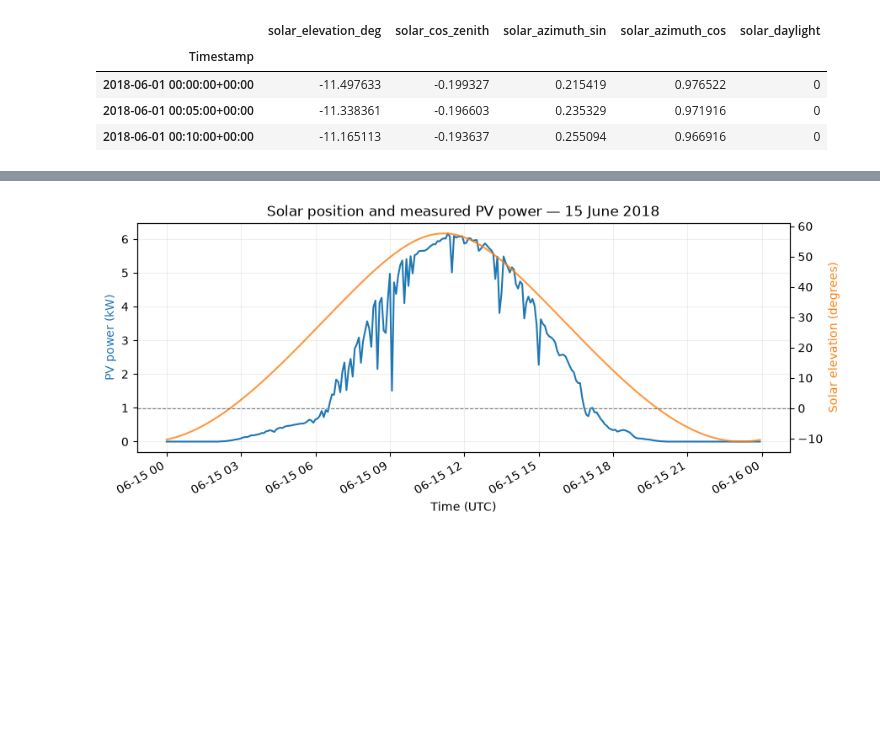
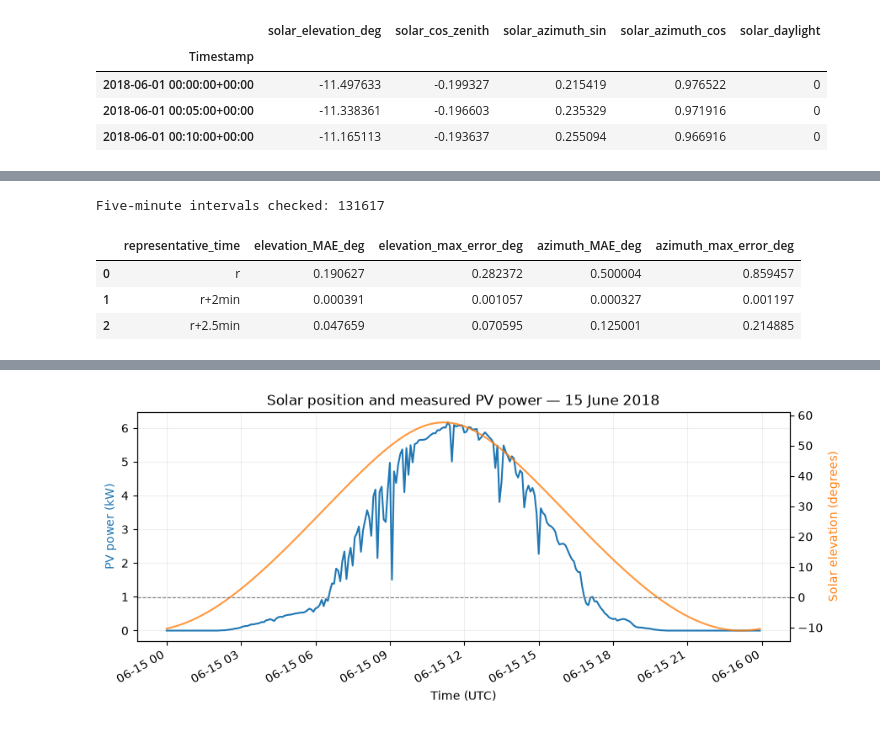
Before and after one commit to stardawgpower/solete-lunisolar-forecasting, a Jupyter notebook: notebooks/03_astronomical_features.ipynb, the cells around one changed output, grey strips where cells are left out. Saved outputs shown, nothing was run; the diff lists cells and outputs as text; code cells hidden in the pictures; blank space fills up the shorter version.

```diff
--- a/notebooks/03_astronomical_features.ipynb
+++ b/notebooks/03_astronomical_features.ipynb
@@ -134,0 +205,64 @@ Daylight observations: 70745
+# %%
+# Batch the complete timeline so a dense, one-minute solar calculation fits in memory.
+REFERENCE_CANDIDATES = {
+    "r": pd.Timedelta(minutes=0),
+    "r+2min": pd.Timedelta(minutes=2),
+    "r+2.5min": pd.Timedelta(minutes=2.5),
+}
+solar_error_totals = {
+    name: {"elevation_sum": 0., "elevation_max": 0., "azimuth_sum": 0., "azimuth_max": 0.}
+    for name in REFERENCE_CANDIDATES
+}
+rows_checked = 0
+
+for start in range(0, len(timestamps), 4096):
+    interval_rows = timestamps[start:start + 4096]
+    one_minute_times = pd.date_range(
+        interval_rows[0], interval_rows[-1] + pd.Timedelta(minutes=4), freq="1min"
+    )
+    reference = independent_solar_position(one_minute_times)
+    assert len(reference) == 5 * len(interval_rows)
+
+    elevation_mean = reference["elevation"].to_numpy(dtype=float).reshape(-1, 5).mean(axis=1)
+    azimuth_rad = np.deg2rad(reference["azimuth"].to_numpy(dtype=float)).reshape(-1, 5)
+    azimuth_mean = np.rad2deg(
+        np.arctan2(np.sin(azimuth_rad).mean(axis=1), np.cos(azimuth_rad).mean(axis=1))
+    ) % 360
+
+    for name, offset in REFERENCE_CANDIDATES.items():
+        candidate = independent_solar_position(interval_rows + offset)
+        elevation_error = np.abs(candidate["elevation"].to_numpy(dtype=float) - elevation_mean)
+        azimuth_error = circular_error_deg(candidate["azimuth"].to_numpy(dtype=float), azimuth_mean)
+        totals = solar_error_totals[name]
+        totals["elevation_sum"] += float(elevation_error.sum())
+        totals["elevation_max"] = max(totals["elevation_max"], float(elevation_error.max()))
+        totals["azimuth_sum"] += float(azimuth_error.sum())
+        totals["azimuth_max"] = max(totals["azimuth_max"], float(azimuth_error.max()))
+    rows_checked += len(interval_rows)
+
+representative_time_comparison = pd.DataFrame([
+    {
+        "representative_time": name,
+        "elevation_MAE_deg": sums["elevation_sum"] / rows_checked,
+        "elevation_max_error_deg": sums["elevation_max"],
+        "azimuth_MAE_deg": sums["azimuth_sum"] / rows_checked,
+        "azimuth_max_error_deg": sums["azimuth_max"],
+    }
+    for name, sums in solar_error_totals.items()
+])
+assert rows_checked == len(timestamps)
+assert np.isfinite(representative_time_comparison.iloc[:, 1:].to_numpy()).all()
+# The fitted F2 columns must use exactly the +2-minute time convention.
+solar_canonical = solar_position_spa(timestamps[:512])
+np.testing.assert_allclose(
+    solar_canonical["elevation"].to_numpy(),
+    f2.iloc[:512]["solar_elevation_deg"].to_numpy(), rtol=0, atol=1e-10,
+)
+print("Five-minute intervals checked:", rows_checked)
+display(representative_time_comparison.round(7))
+# %% [output]
+Five-minute intervals checked: 131617
+|  | representative_time | elevation_MAE_deg | elevation_max_error_deg | azimuth_MAE_deg | azimuth_max_error_deg |
+| 0 | r | 0.190627 | 0.282372 | 0.500004 | 0.859457 |
+| 1 | r+2min | 0.000391 | 0.001057 | 0.000327 | 0.001197 |
+| 2 | r+2.5min | 0.047659 | 0.070595 | 0.125001 | 0.214885 |
```
Also changed, not shown: parts of 11 cells of this notebook, 2 other files.
